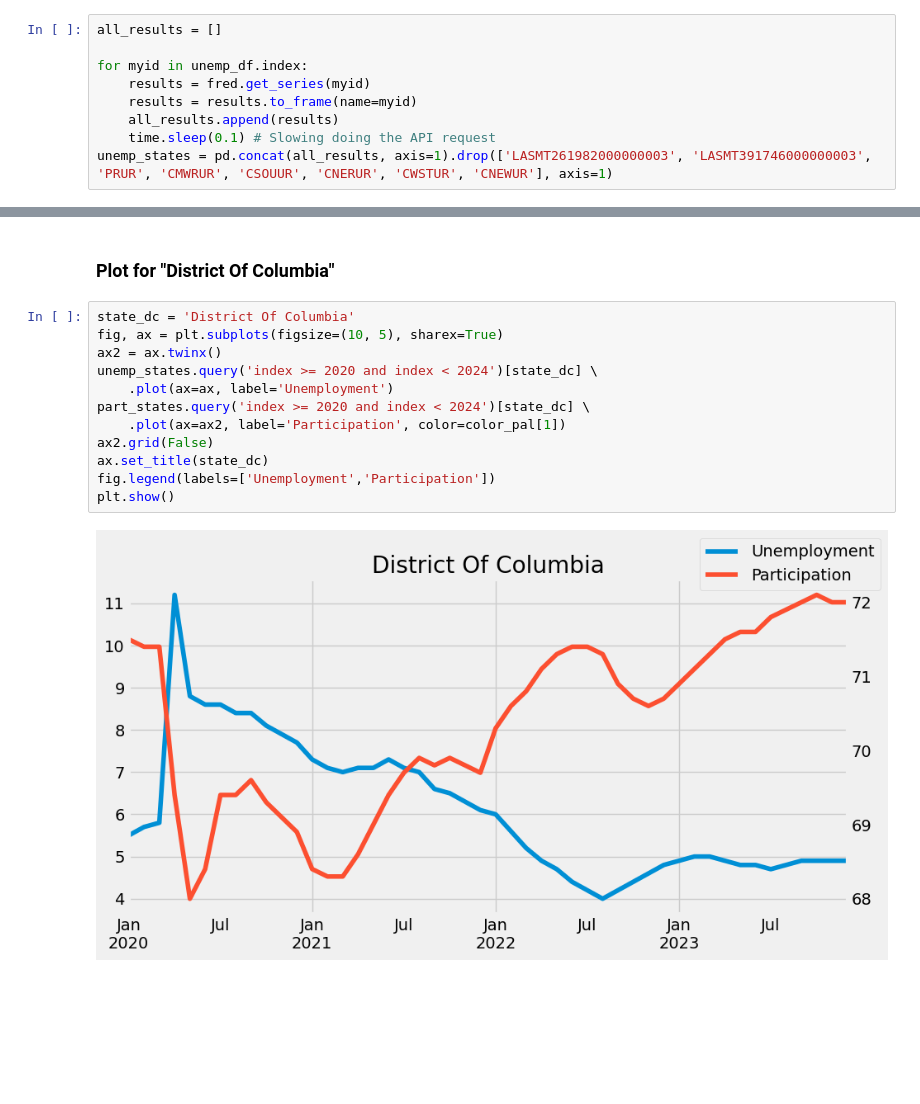
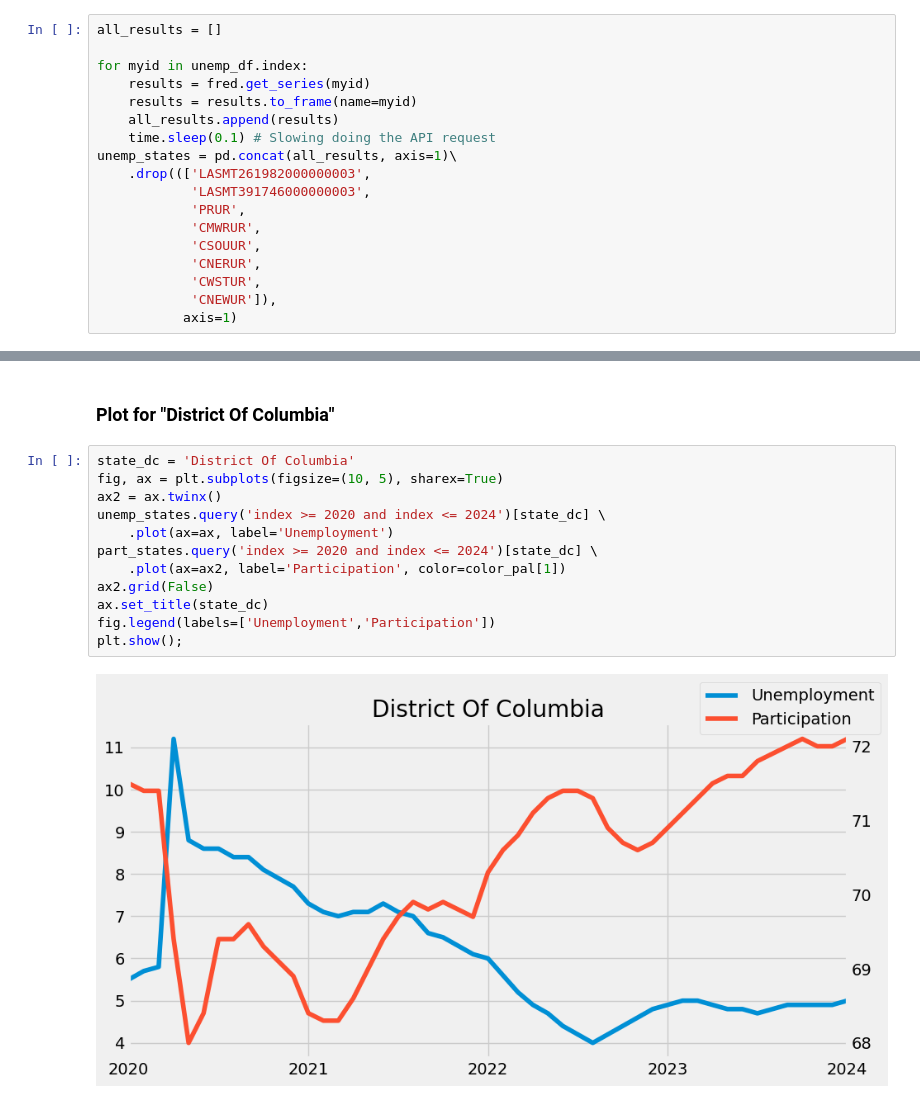
Before and after one commit to olawuwo/US-Unemployment-vs-Participation, a Jupyter notebook: unemployment-vs-participation-using-fred.ipynb, the cells around one changed output, grey strips where cells are left out. Drawn from its saved outputs; the diff is of its cells as text; blank space fills up the shorter version.

Commit message:
Kaggle Notebook | Unemployment vs Participation using Fred | Version 3

```diff
--- a/unemployment-vs-participation-using-fred.ipynb
+++ b/unemployment-vs-participation-using-fred.ipynb
@@ -39,7 +68,16 @@ for myid in unemp_df.index:
     results = results.to_frame(name=myid)
     all_results.append(results)
     time.sleep(0.1) # Slowing doing the API request
-unemp_states = pd.concat(all_results, axis=1).drop(['LASMT261982000000003', 'LASMT391746000000003', 'PRUR', 'CMWRUR', 'CSOUUR', 'CNERUR', 'CWSTUR', 'CNEWUR'], axis=1)
+unemp_states = pd.concat(all_results, axis=1)\
+    .drop((['LASMT261982000000003',
+            'LASMT391746000000003',
+            'PRUR',
+            'CMWRUR',
+            'CSOUUR',
+            'CNERUR',
+            'CWSTUR',
+            'CNEWUR']),
+           axis=1)
 # %% [markdown]
 Replace the id of the states with the full state names as seen in the "title" column.
 # %%
@@ -111,14 +185,14 @@ plt.show()
 # %%
 state_dc = 'District Of Columbia'
 fig, ax = plt.subplots(figsize=(10, 5), sharex=True)
 ax2 = ax.twinx()
-unemp_states.query('index >= 2020 and index < 2024')[state_dc] \
+unemp_states.query('index >= 2020 and index <= 2024')[state_dc] \
     .plot(ax=ax, label='Unemployment')
-part_states.query('index >= 2020 and index < 2024')[state_dc] \
+part_states.query('index >= 2020 and index <= 2024')[state_dc] \
     .plot(ax=ax2, label='Participation', color=color_pal[1])
 ax2.grid(False)
 ax.set_title(state_dc)
 fig.legend(labels=['Unemployment','Participation'])
-plt.show()
+plt.show();
 # %% [output]
-[figure, old version]
+[figure, new version]
```
Also changed, not shown: parts of 18 cells of this notebook.
